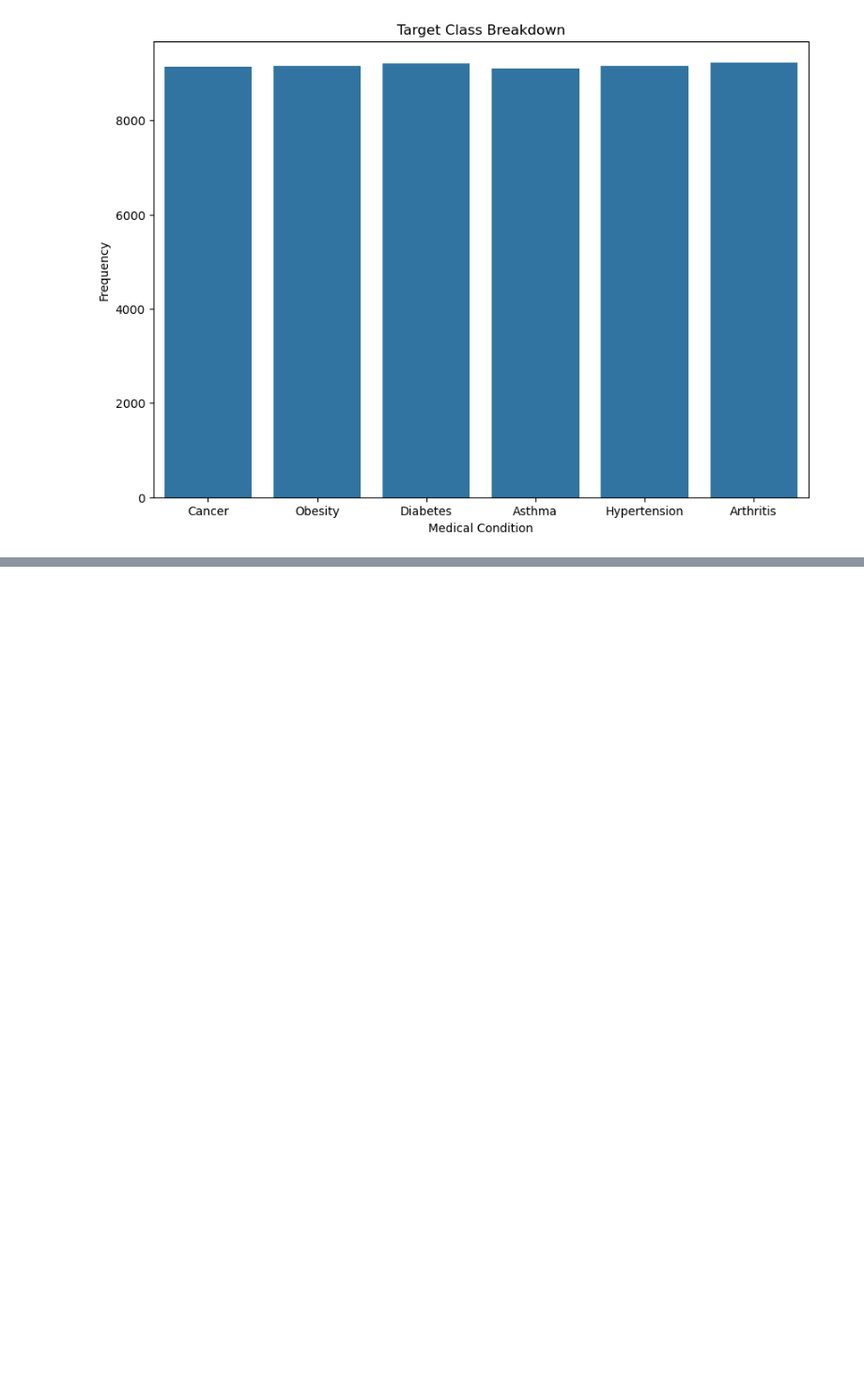
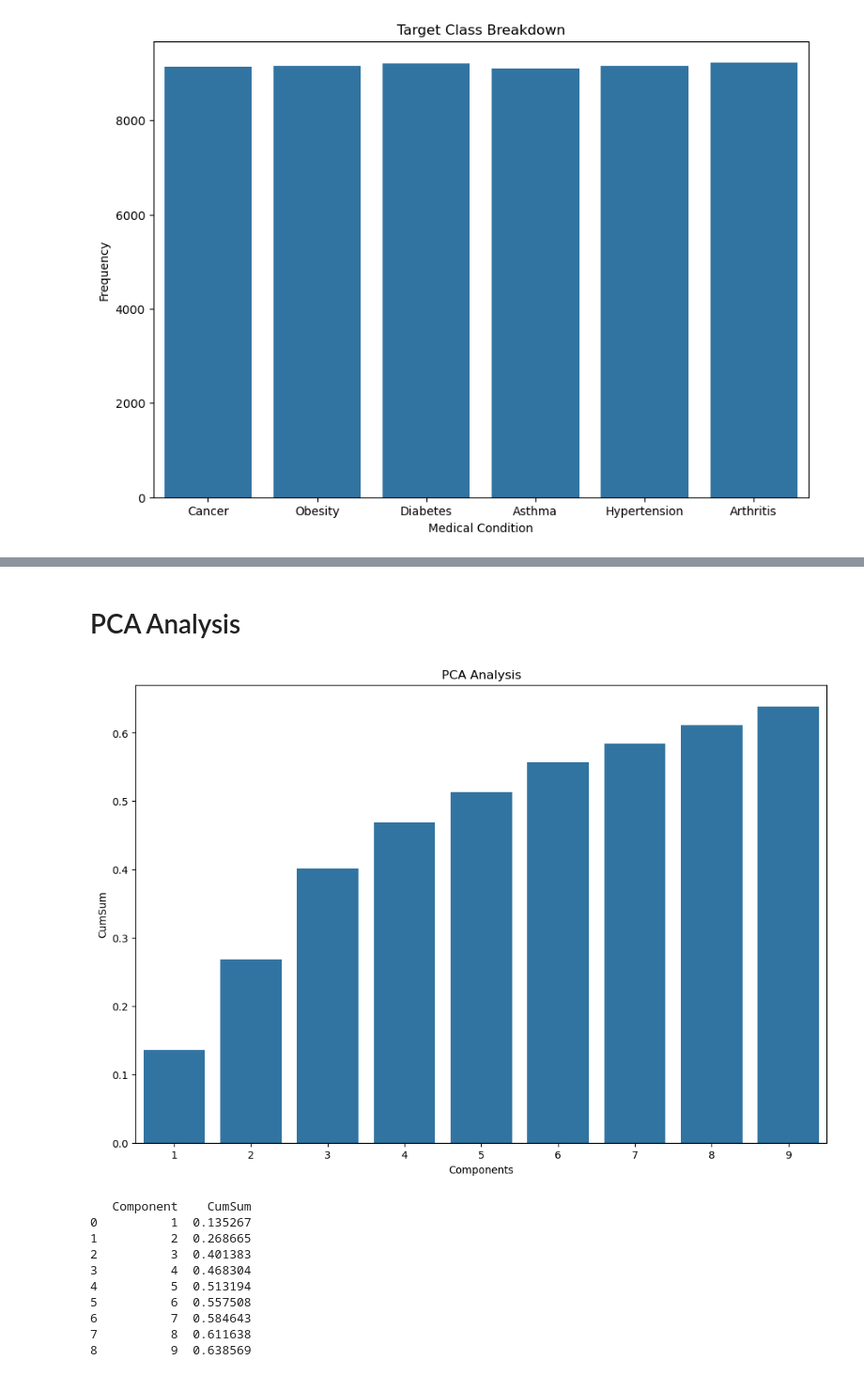
Before and after one commit to MaukanMir/Health-Care-Analysis, a Jupyter notebook: training.ipynb, the cells around one changed output, grey strips where cells are left out. Shown at 94% size. Drawn from its saved outputs; the diff is of its cells as text; code cells hidden in the pictures; blank space fills up the shorter version.

```diff
--- a/training.ipynb
+++ b/training.ipynb
@@ -265,0 +451,2 @@ check_class_imbalance(df["Medical Condition"])
+# %%
+X, y = df.drop("Test Results", axis=1), df["Test Results"]
@@ -265,0 +464,2 @@ check_class_imbalance(df["Medical Condition"])
+# %%
+categorical_types.drop("Test Results", axis=1, inplace=True)
@@ -265,0 +468,3 @@ check_class_imbalance(df["Medical Condition"])
+# %%
+preprocessor = create_column_transformer(categorical_types.columns, numeric_types.columns)
+preprocessor
@@ -265,0 +482,16 @@ check_class_imbalance(df["Medical Condition"])
+# %% [markdown]
+# PCA Analysis
+# %%
+pca_analysis(X, preprocessor)
+# %% [output]
+[figure, added]
+   Component    CumSum
+0          1  0.135267
+1          2  0.268665
+2          3  0.401383
+3          4  0.468304
+4          5  0.513194
+5          6  0.557508
+6          7  0.584643
+7          8  0.611638
+8          9  0.638569
```
Also changed, not shown: parts of 15 cells of this notebook.
